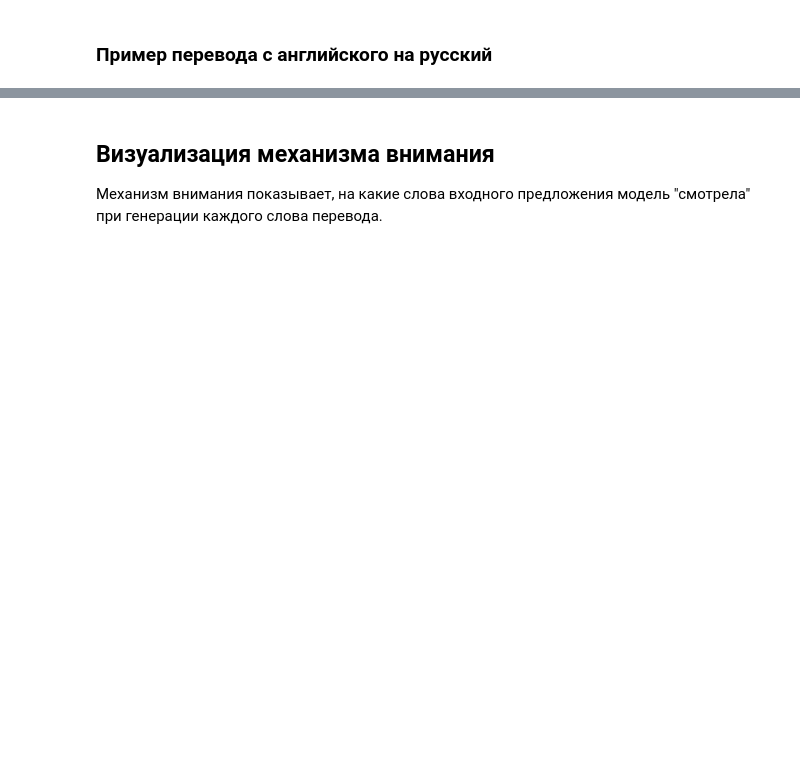
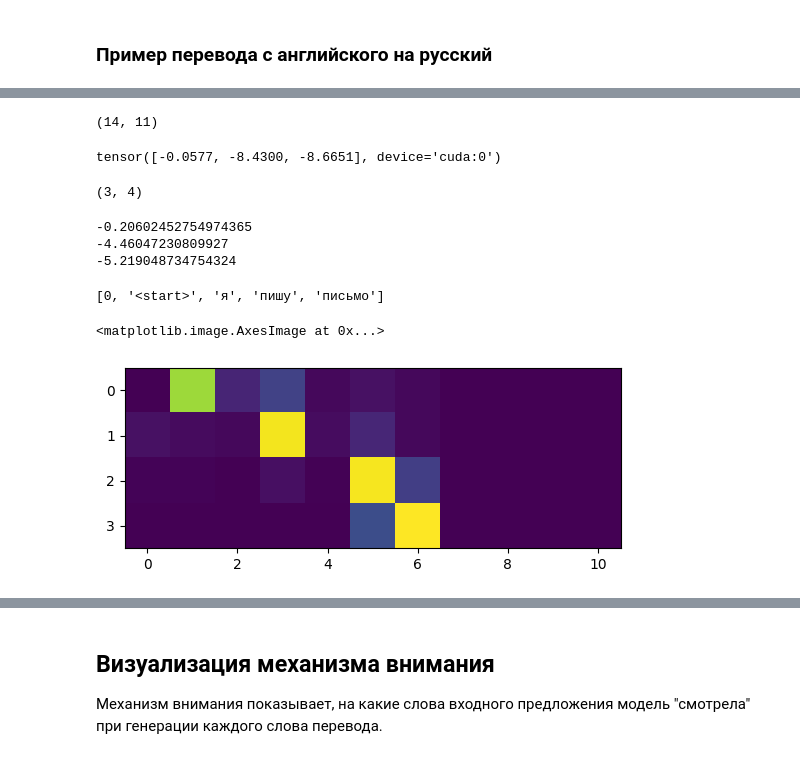
Before and after one commit to kirilman/dlpython_course, a Jupyter notebook: 09_translation/rnn_translation.ipynb, the cells around one changed output, grey strips where cells are left out. Saved outputs shown, nothing was run; the diff lists cells and outputs as text; code cells hidden in the pictures; blank space fills up the shorter version.

```diff
--- a/09_translation/rnn_translation.ipynb
+++ b/09_translation/rnn_translation.ipynb
@@ -914,7 +912,6 @@ def translate(sentence, beam_width=3, max_length=None):
     inputs = pad_sequences(inputs, max_length_inp)
     inp_len = int((inputs != 0).sum())
     inputs = torch.tensor(inputs).unsqueeze(0).to(device)  # (1, max_length_inp)
-
     # Не генерируем заметно дольше входного предложения
     max_length = min(max_length, len(inp_tokens) * 2 + 5)
 
@@ -922,9 +919,6 @@ def translate(sentence, beam_width=3, max_length=None):
     inference_decoder.eval()
 
     with torch.no_grad():
-        # Передаем РЕАЛЬНУЮ длину предложения. Раньше подавали max_length_inp,
-        # и pack_padded_sequence обрабатывал токены <pad> как настоящие слова,
-        # что загрязняло скрытое состояние encoder.
         enc_output, enc_hidden, enc_mask = inference_encoder(
             inputs, torch.tensor([inp_len]), device)
 
@@ -935,7 +929,7 @@ def translate(sentence, beam_width=3, max_length=None):
         # на каждом шаге оставляем лучшие. Это заметно точнее жадной генерации.
         # Гипотеза: (токены, суммарный log-вероятность, состояние, веса внимания)
         hyps = [([start_id], 0.0, enc_hidden, [])]
-
+        print('h = ',hyps)
         for t in range(max_length):
             new_hyps = []
             for tokens, score, hidden, attn_rows in hyps:
@@ -945,12 +939,11 @@ def translate(sentence, beam_width=3, max_length=None):
                     continue
 
                 dec_input = torch.tensor([[tokens[-1]]]).to(device)
-                predictions, hidden, attention = inference_decoder(
-                    dec_input, hidden, enc_output, enc_mask)
+                predictions, hidden, attention = inference_decoder(dec_input, hidden, enc_output, enc_mask)
                 attn_rows = attn_rows + [attention.squeeze(-1).squeeze(0).cpu().numpy()]
 
                 log_probs = torch.log_softmax(predictions[0], dim=-1)
-
+                print(log_probs.shape)
                 # Запрет на повторы: уже выданные слова получают нулевую вероятность.
                 # Это предотвращает зацикливание («более нашеи более нашеи ...»).
                 for w in set(tokens[1:]):
@@ -964,7 +957,7 @@ def translate(sentence, beam_width=3, max_length=None):
 
             # Оставляем только beam_width лучших гипотез
             hyps = sorted(new_hyps, key=lambda h: h[1], reverse=True)[:beam_width]
-
+            print(hyps)
             if all(h[0][-1] == end_id for h in hyps):
                 break
 
@@ -987,7 +980,7 @@ def translate(sentence, beam_width=3, max_length=None):
 # %% [markdown]
 ### Пример перевода с английского на русский
 # %%
-translations, attention_plot = translate("i love you")
+translations, attention_plot = translate("I go home")
 print("Входное предложение: i love you")
 print(f"Перевод: {translations}")
 # %% [output]
@@ -995,0 +1004,9 @@ print(f"Перевод: {translations}")
+# %%
+sentence = "I am writing a letter."
+inp_tokens = preprocess_sentence(sentence).split(' ')
+inputs = [inp_lang.word2idx.get(w, inp_lang.word2idx['<unk>']) for w in inp_tokens]
+inputs = pad_sequences(inputs, max_length_inp)
+inp_len = int((inputs != 0).sum())
+inputs = torch.tensor(inputs).unsqueeze(0).to(device)  # (1, max_length_inp)
+# %%
+max_length = max_length_targ
@@ -996,3 +1093,36 @@ print(f"Перевод: {translations}")
+# %%
+attention_plot
+# %% [output]
+(14, 11)
+# %%
+top.values
+# %% [output]
+tensor([-0.0577, -8.4300, -8.6651], device='cuda:0')
+# %%
+len(hyps), len(hyps[0])
+# %% [output]
+(3, 4)
+# %%
+for p in hyps:
+    print(p[1])
+# %% [output]
+-0.20602452754974365
+-4.46047230809927
+-5.219048734754324
+# %%
+result = [0]
+for tok in hyps[0][0]:
+    if tok == end_id:
+        break
+    result.append(targ_lang.idx2word[tok])
+result
+# %% [output]
+[0, '<start>', 'я', 'пишу', 'письмо']
+# %%
+plt.imshow(np.array(hyps[0][3]))
+# %% [output]
+<matplotlib.image.AxesImage at 0x...>
+[figure, added]
 # %%
 # Попробуем перевести несколько фраз
 test_sentences = [
```
Also changed, not shown: parts of 26 cells of this notebook.
